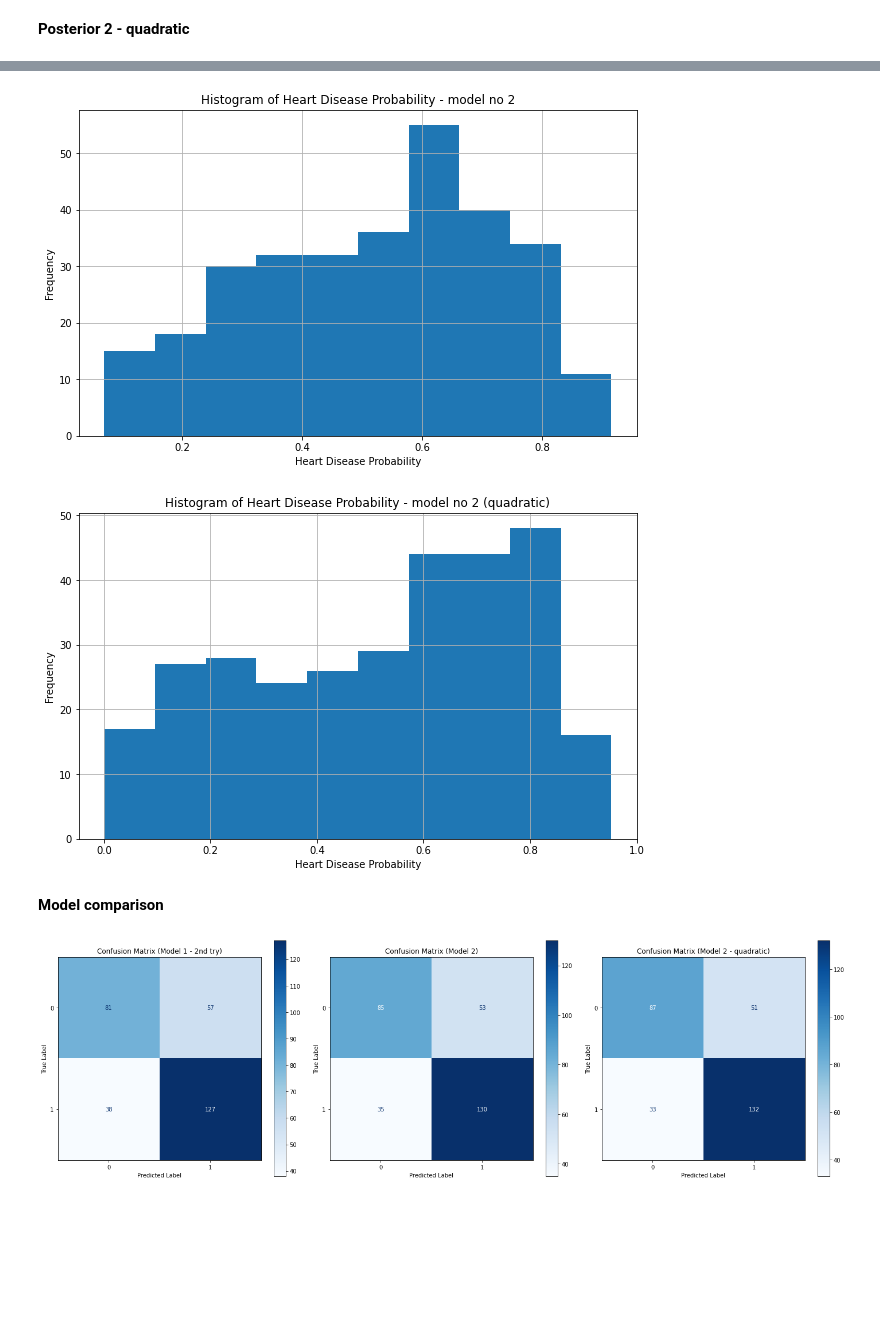
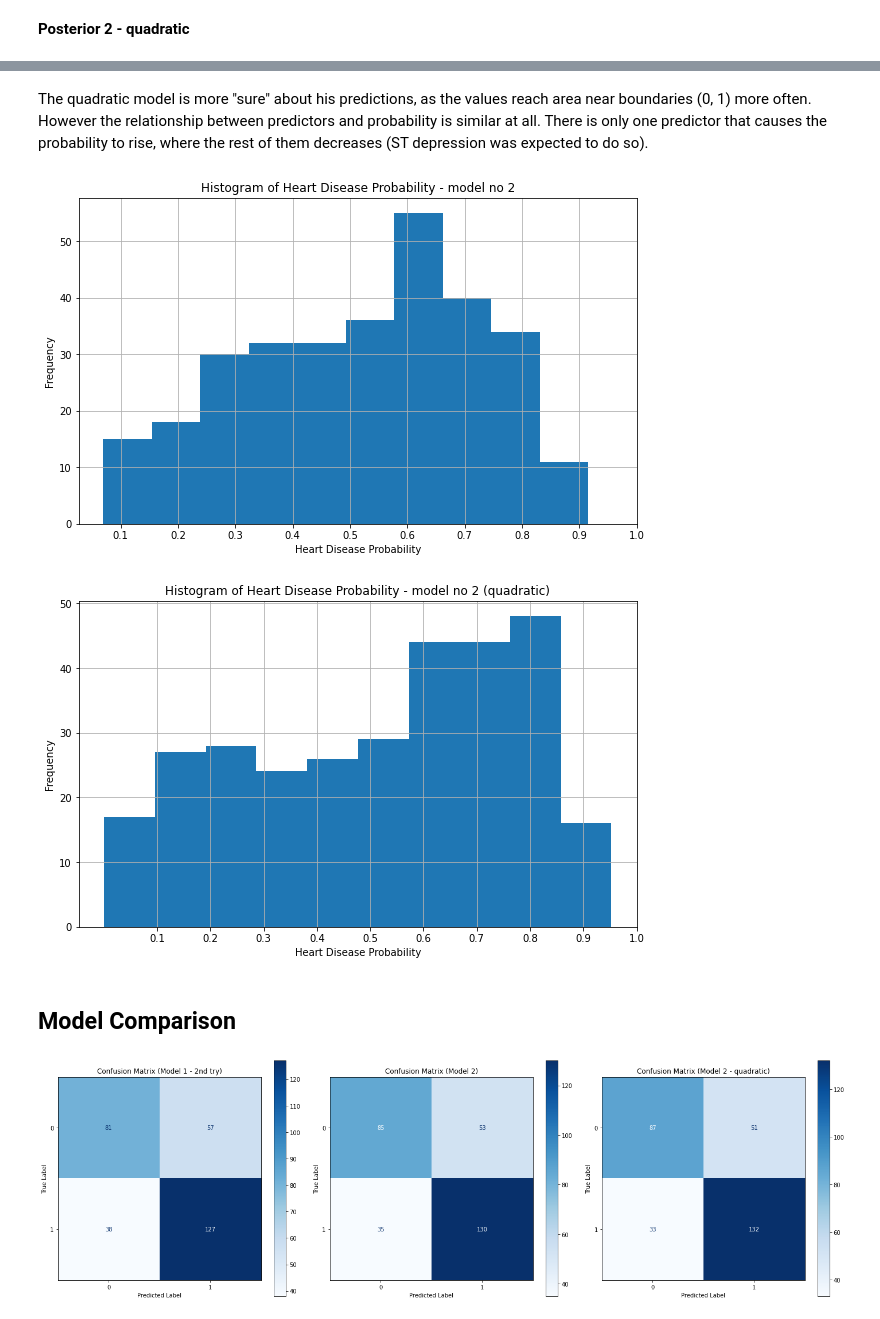
Before and after one commit to wasikjakub/bayesian-heart-disease-prediction, a Jupyter notebook: final_notebook.ipynb, the cells around one changed output, grey strips where cells are left out. Cells and saved outputs as stored; diff of their text form; code cells hidden in the pictures; blank space fills up the shorter version.

```diff
--- a/final_notebook.ipynb
+++ b/final_notebook.ipynb
@@ -26,6 +164,6 @@ data1
 | 302 | 57 | 130 | 174 |
 303 rows × 3 columns
 # %%
-data2 = data[['age', 'trestbps', 'thalach', 'cp', 'chol', 'oldpeak']]
+data2 = data[['age', 'trestbps', 'thalach', 'chol', 'oldpeak']]
 data2
 # %% [output]
@@ -635,30 +1050,34 @@ See the caveats in the documentation: https://pandas.pydata.org/pandas-docs/stab
+# %% [markdown]
+The quadratic model is more "sure" about his predictions, as the values reach area near boundaries (0, 1) more often. However the relationship between predictors and probability is similar at all. There is only one predictor that causes the probability to rise, where the rest of them decreases (ST depression was expected to do so).
 # %%
 histogram_data = []
 for i in range(len(data2)):
     histogram_data.append(posterior2[f"combined_heart_disease_prob[{i + 1}]"][0])
 plt.figure(figsize=(10, 6))
 plt.hist(histogram_data)
+plt.xticks([0.1, 0.2, 0.3, 0.4, 0.5, 0.6, 0.7, 0.8, 0.9, 1])
 plt.title('Histogram of Heart Disease Probability - model no 2')
 plt.xlabel('Heart Disease Probability')
 plt.ylabel('Frequency')
 plt.grid()
 plt.show()
 
 histogram_data = []
 for i in range(len(data2)):
     histogram_data.append(posterior2_q[f"combined_heart_disease_prob[{i + 1}]"][0])
 plt.figure(figsize=(10, 6))
 plt.hist(histogram_data)
+plt.xticks([0.1, 0.2, 0.3, 0.4, 0.5, 0.6, 0.7, 0.8, 0.9, 1])
 plt.title('Histogram of Heart Disease Probability - model no 2 (quadratic)')
 plt.xlabel('Heart Disease Probability')
 plt.ylabel('Frequency')
 plt.grid()
 plt.show()
 # %% [output]
-[figure, old version]
+[figure, new version]
-[figure, old version]
+[figure, new version]
 # %% [markdown]
-**Model comparison**
+## Model Comparison
 # %%
 predictions1 = sim1.stan_variable('combined_heart_disease_prob').mean(axis=0)
 predictions2 = sim2.stan_variable('combined_heart_disease_prob').mean(axis=0)
```
Also changed, not shown: parts of 42 cells of this notebook, 12 other files.
